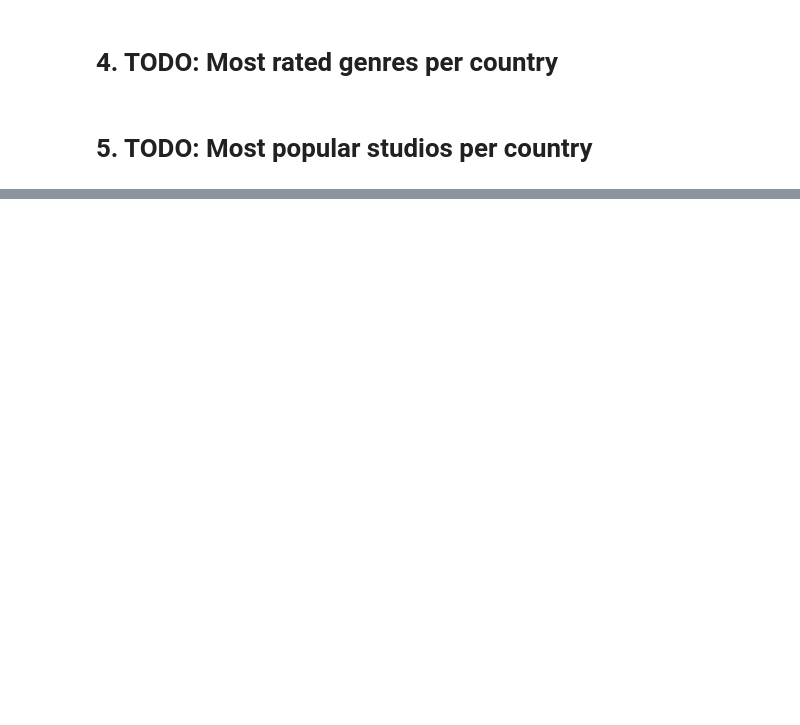
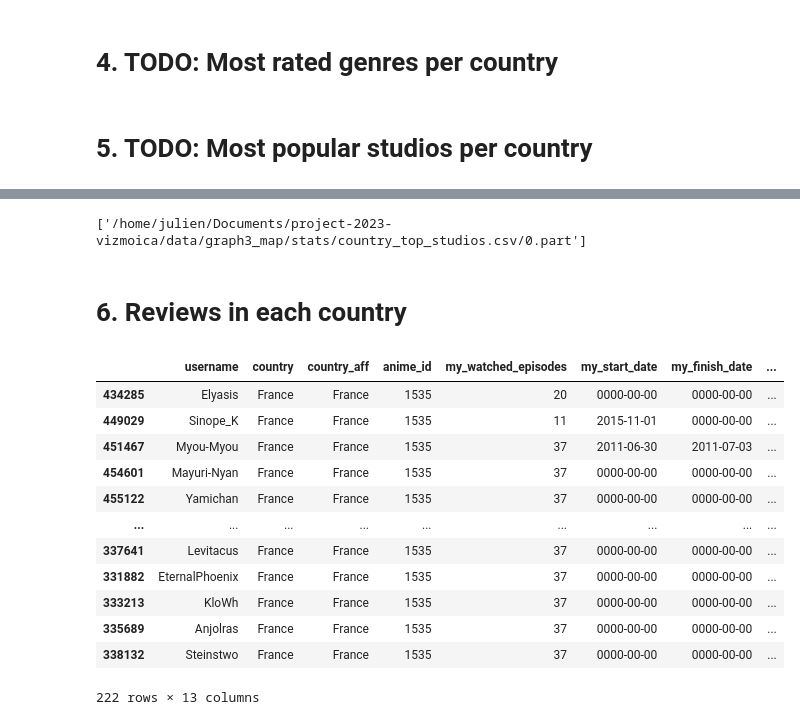
Before and after one commit to com-480-data-visualization/project-2023-vizmoica, a Jupyter notebook: preprocessing/eda_country_stats_2.ipynb, the cells around one changed output, grey strips where cells are left out. Drawn from its saved outputs; the diff is of its cells as text; code cells hidden in the pictures; blank space fills up the shorter version.

Commit message:
Add studio stats

```diff
--- a/preprocessing/eda_country_stats_2.ipynb
+++ b/preprocessing/eda_country_stats_2.ipynb
@@ -41,0 +113,4 @@ user_anime = pd.read_csv(data / "UserAnimeList.csv")
+# %%
+# convert users to dask dataframe
+users_country_aff = dd.from_pandas(users_country_aff[["username", "country", "country_aff"]], npartitions=1).persist()
+users_country_aff
@@ -41,0 +124,4 @@ user_anime = pd.read_csv(data / "UserAnimeList.csv")
+# %%
+# Merge users_animes with users_country_aff
+country_users_animes = users_country_aff.merge(users_animes, on="username", how="inner").persist()
+country_users_animes
@@ -47,0 +282,24 @@ user_anime = pd.read_csv(data / "UserAnimeList.csv")
+# %%
+country_top_studios.to_csv(stat_path / "country_top_studios.csv", index=False)
+# %% [output]
+['/home/julien/Documents/project-2023-vizmoica/data/graph3_map/stats/country_top_studios.csv/0.part']
+# %% [markdown]
+# 6. Reviews in each country
+# %%
+country_users_animes[(country_users_animes["country"] == "France")
+                     & (country_users_animes["anime_id"] == 1535)
+                     & (country_users_animes["my_tags"].notnull())].compute()
+# %% [output]
+|  | username | country | country_aff | anime_id | my_watched_episodes | my_start_date | my_finish_date | ... |
+| 434285 | Elyasis | France | France | 1535 | 20 | 0000-00-00 | 0000-00-00 | ... |
+| 449029 | Sinope_K | France | France | 1535 | 11 | 2015-11-01 | 0000-00-00 | ... |
+| 451467 | Myou-Myou | France | France | 1535 | 37 | 2011-06-30 | 2011-07-03 | ... |
+| 454601 | Mayuri-Nyan | France | France | 1535 | 37 | 0000-00-00 | 0000-00-00 | ... |
+| 455122 | Yamichan | France | France | 1535 | 37 | 0000-00-00 | 0000-00-00 | ... |
+| ... | ... | ... | ... | ... | ... | ... | ... | ... |
+| 337641 | Levitacus | France | France | 1535 | 37 | 0000-00-00 | 0000-00-00 | ... |
+| 331882 | EternalPhoenix | France | France | 1535 | 37 | 0000-00-00 | 0000-00-00 | ... |
+| 333213 | KloWh | France | France | 1535 | 37 | 0000-00-00 | 0000-00-00 | ... |
+| 335689 | Anjolras | France | France | 1535 | 37 | 0000-00-00 | 0000-00-00 | ... |
+| 338132 | Steinstwo | France | France | 1535 | 37 | 0000-00-00 | 0000-00-00 | ... |
+222 rows × 13 columns
```
Also changed, not shown: parts of 29 cells of this notebook, 5 other files.
